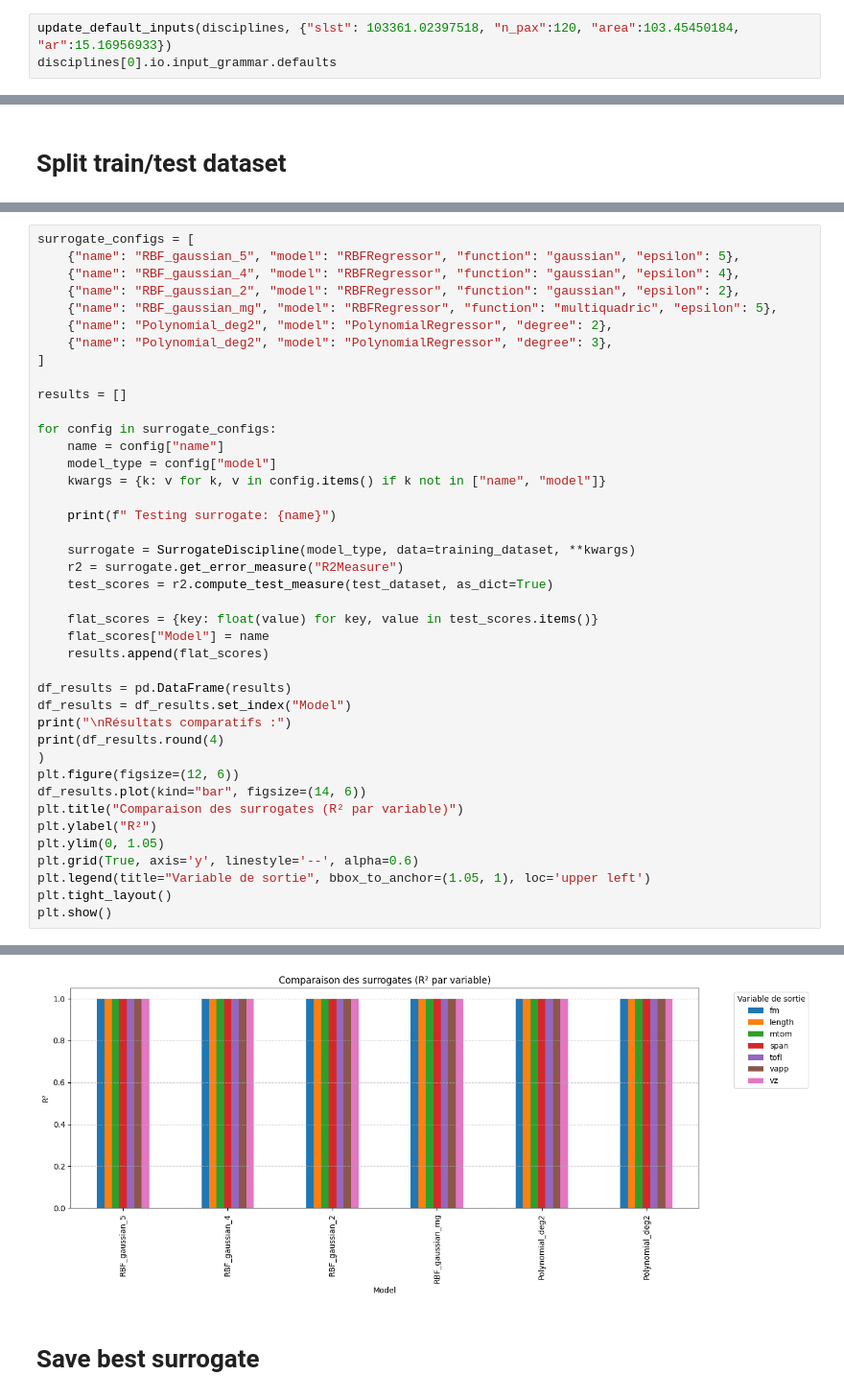
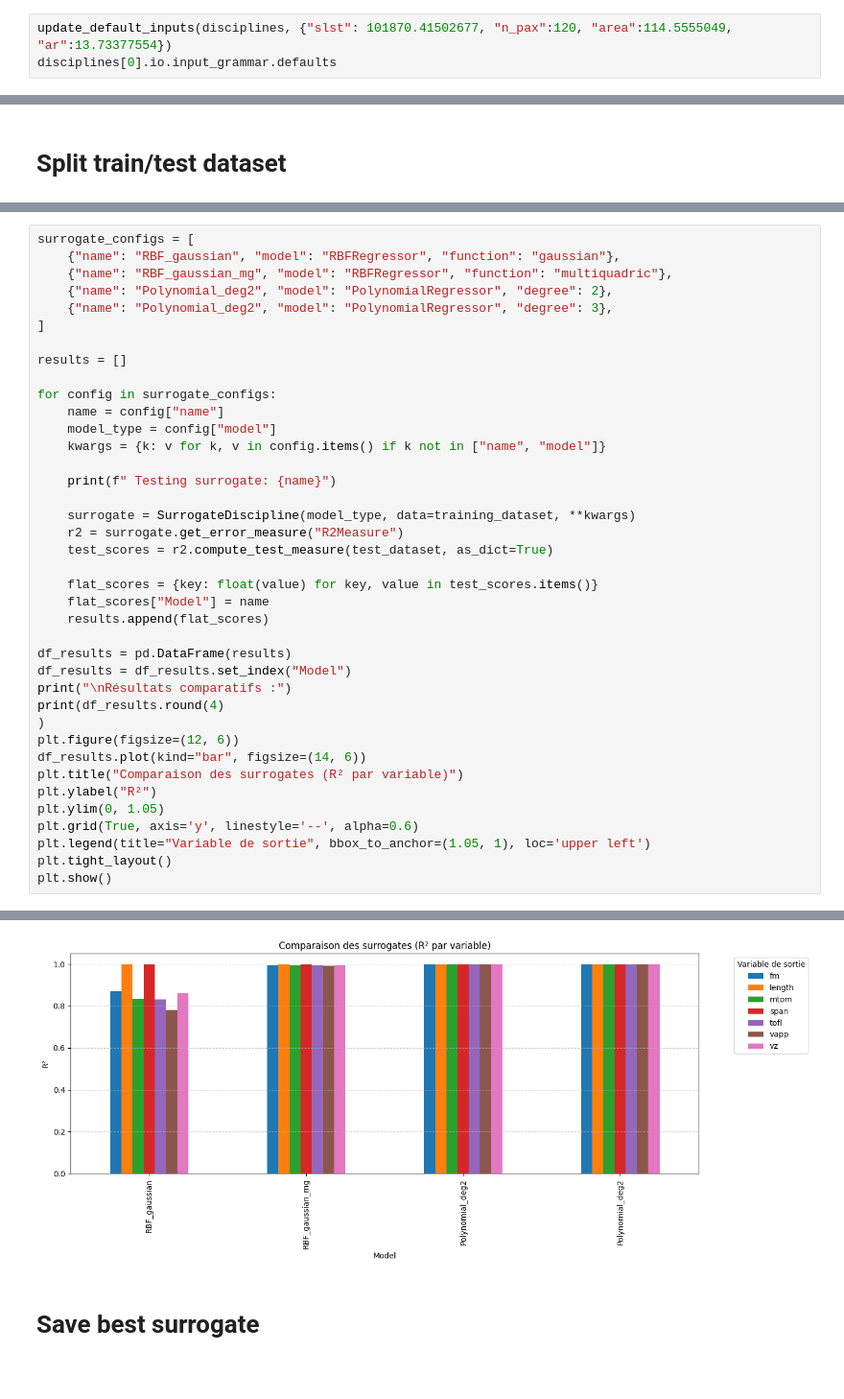
Before and after one commit to hannabkre/lh2pac, a Jupyter notebook: docs/scripts/project/UC1_surrogate_pb2.ipynb, the cells around one changed output, grey strips where cells are left out. Shown at 96% size. Cells and saved outputs as stored; diff of their text form.

```diff
--- a/docs/scripts/project/UC1_surrogate_pb2.ipynb
+++ b/docs/scripts/project/UC1_surrogate_pb2.ipynb
@@ -44,6 +44,6 @@ disciplines = [AutoPyDiscipline(aerodynamic), AutoPyDiscipline(approach), AutoPy
 # %% [markdown]
 # Fix optimal parameters
 # %%
-update_default_inputs(disciplines, {"slst": 103361.02397518, "n_pax":120, "area":103.45450184, "ar":15.16956933})
+update_default_inputs(disciplines, {"slst": 101870.41502677, "n_pax":120, "area":114.5555049, "ar":13.73377554})
 disciplines[0].io.input_grammar.defaults
 # %% [output]
@@ -80,9 +78,7 @@ test_dataset = sample_disciplines(disciplines, uncertain_space, ["mtom","tofl",
 # %%
 surrogate_configs = [
-    {"name": "RBF_gaussian_5", "model": "RBFRegressor", "function": "gaussian", "epsilon": 5},
-    {"name": "RBF_gaussian_4", "model": "RBFRegressor", "function": "gaussian", "epsilon": 4},
-    {"name": "RBF_gaussian_2", "model": "RBFRegressor", "function": "gaussian", "epsilon": 2},
-    {"name": "RBF_gaussian_mg", "model": "RBFRegressor", "function": "multiquadric", "epsilon": 5},
+    {"name": "RBF_gaussian", "model": "RBFRegressor", "function": "gaussian"},
+    {"name": "RBF_gaussian_mg", "model": "RBFRegressor", "function": "multiquadric"},
     {"name": "Polynomial_deg2", "model": "PolynomialRegressor", "degree": 2},
     {"name": "Polynomial_deg2", "model": "PolynomialRegressor", "degree": 3},
 ]
@@ -138,5 +130,5 @@ Polynomial_deg2  1.0     1.0  1.0000   1.0  1.0000  1.0000  1.0000
 <Figure size 1200x600 with 0 Axes>
-[figure, old version]
+[figure, new version]
 # %% [markdown]
 # Save best surrogate
 # %%
```
Also changed, not shown: parts of 6 cells of this notebook, 2 other files.
